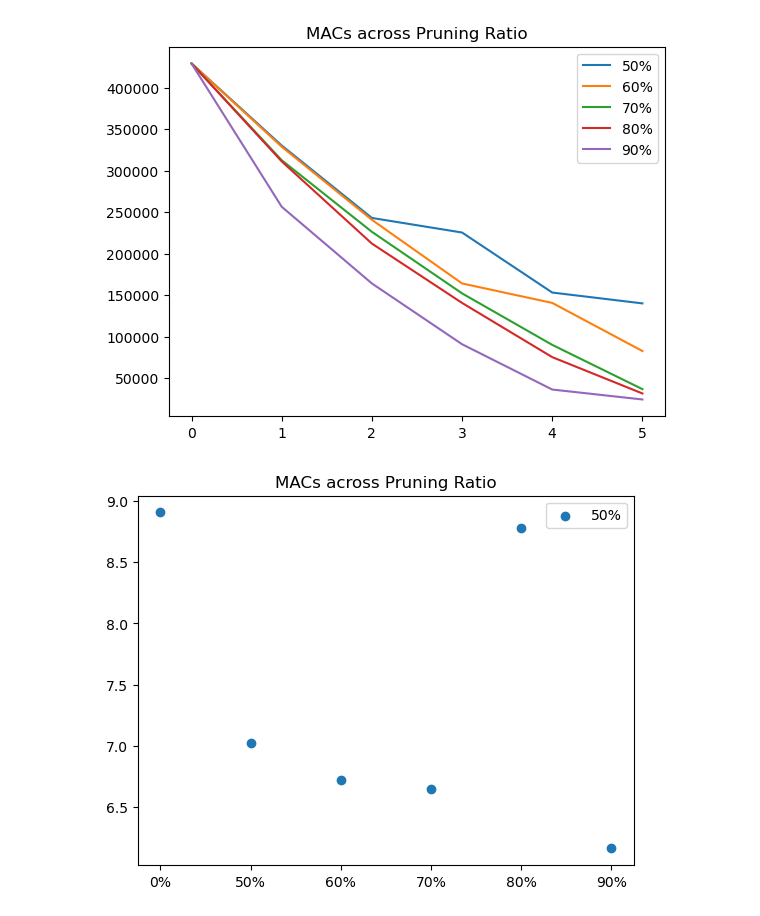
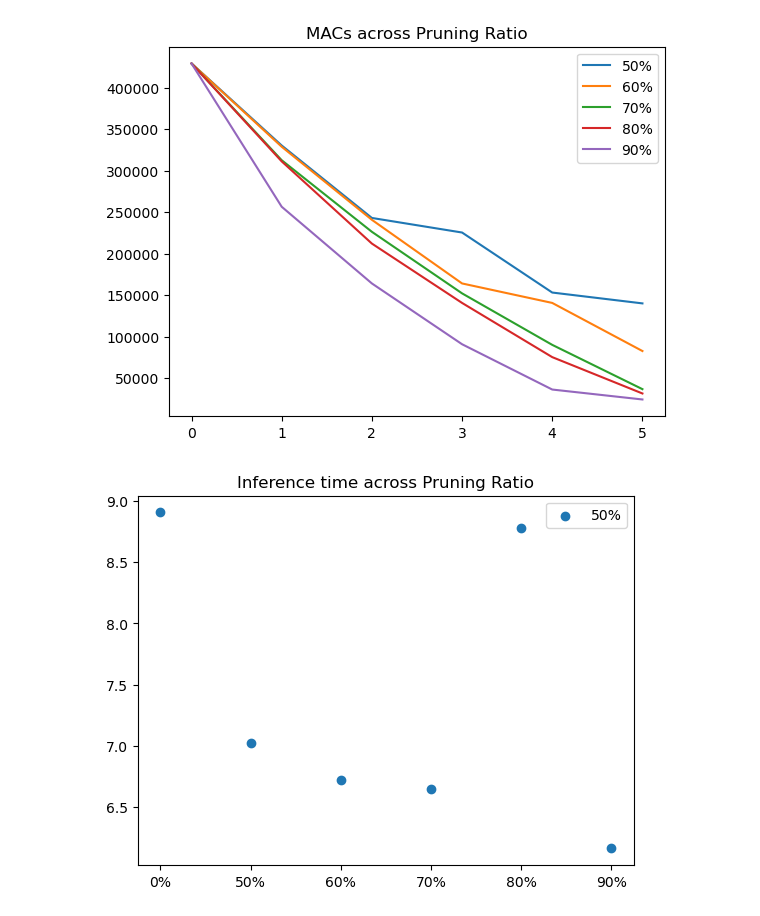
Before and after one commit to yewonkim01/Optimized-Model-on-JetsonNano-with-Pruning-and-Quantization, a Jupyter notebook: experiment.ipynb, the cells around one changed output. Saved outputs shown, nothing was run; the diff lists cells and outputs as text; code cells hidden in the pictures.

```diff
--- a/experiment.ipynb
+++ b/experiment.ipynb
@@ -562,10 +562,10 @@ plt.show()
 # %%
 x = ['0%'] + [str(i) + '%' for i in range(50, 100, 10)]
 y = [inference_time_50[0], inference_time_50[-1], inference_time_60[-1], inference_time_70[-1], inference_time_80[-1], inference_time_90[-1]]
-plt.title('MACs across Pruning Ratio')
+plt.title('Inference time across Pruning Ratio')
 plt.scatter(x, y, label='50%')
 plt.legend()
 
 plt.show()
 # %% [output]
-[figure, old version]
+[figure, new version]
```
